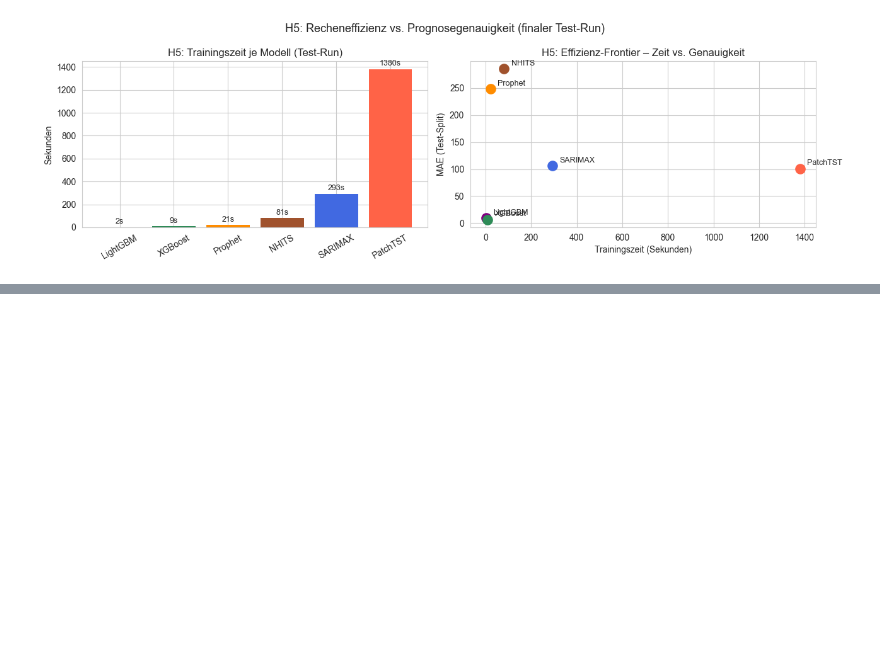
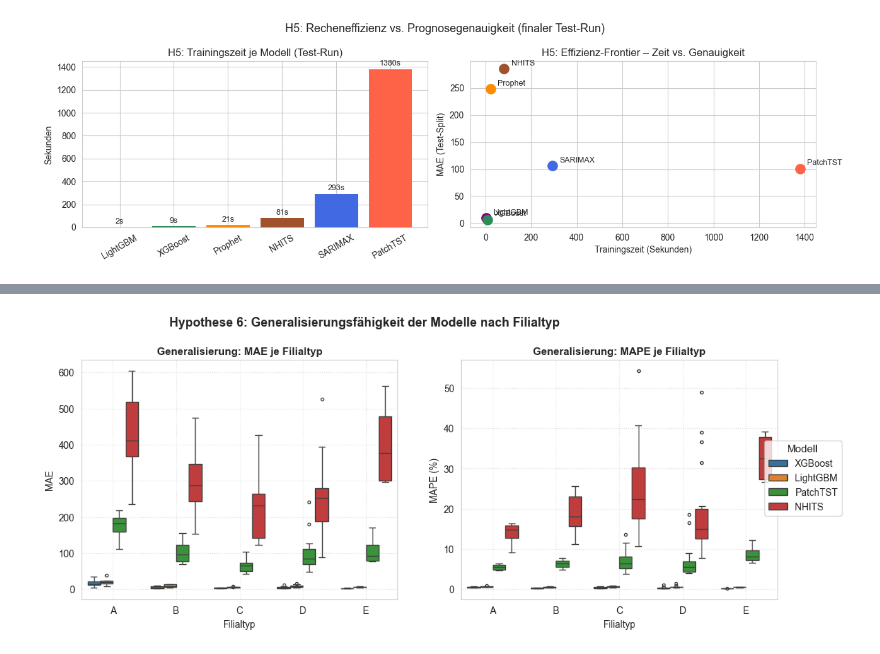
Before and after one commit to MadMax199/E-Commerce-Time-Series-Forecasting, a Jupyter notebook: 04_notebooks/06_hyptohesen_analyse.ipynb, the cells around one changed output, grey strips where cells are left out. Drawn from its saved outputs; the diff is of its cells as text; code cells hidden in the pictures; blank space fills up the shorter version.

```diff
--- a/04_notebooks/06_hyptohesen_analyse.ipynb
+++ b/04_notebooks/06_hyptohesen_analyse.ipynb
@@ -924,0 +769,42 @@ H6 BESTÄTIGT ✓
+# %%
+import matplotlib.pyplot as plt
+import seaborn as sns
+
+fig, axes = plt.subplots(1, 2, figsize=(13, 4.5))
+
+for i, metric in enumerate(['MAE', 'MAPE']):
+    sns.boxplot(
+        data=h6_df, x='store_type', y=metric,
+        hue='model', hue_order=h6_models,
+        order=type_order,
+        flierprops={'markersize': 3}, ax=axes[i]
+    )
+    axes[i].set_title(f'Generalisierung: {metric} je Filialtyp', fontsize=11, weight='bold')
+    axes[i].set_xlabel('Filialtyp')
+    axes[i].grid(True, linestyle=':', alpha=0.6)
+
+axes[0].set_ylabel('MAE')
+axes[1].set_ylabel('MAPE (%)')
+
+
+handles, labels = axes[0].get_legend_handles_labels()
+
+axes[0].get_legend().remove()
+axes[1].get_legend().remove()
+
+fig.legend(
+    handles, labels,
+    title='Modell',
+    loc='center left',
+    bbox_to_anchor=(0.88, 0.5),
+    fontsize=10,
+    title_fontsize=11
+)
+
+plt.suptitle('Hypothese 6: Generalisierungsfähigkeit der Modelle nach Filialtyp',
+             fontsize=13, weight='bold', y=1.02, x=0.44)
+
+
+plt.show()
+# %% [output]
+[figure, added]
```
Also changed, not shown: parts of 6 cells of this notebook, 12 other files.
